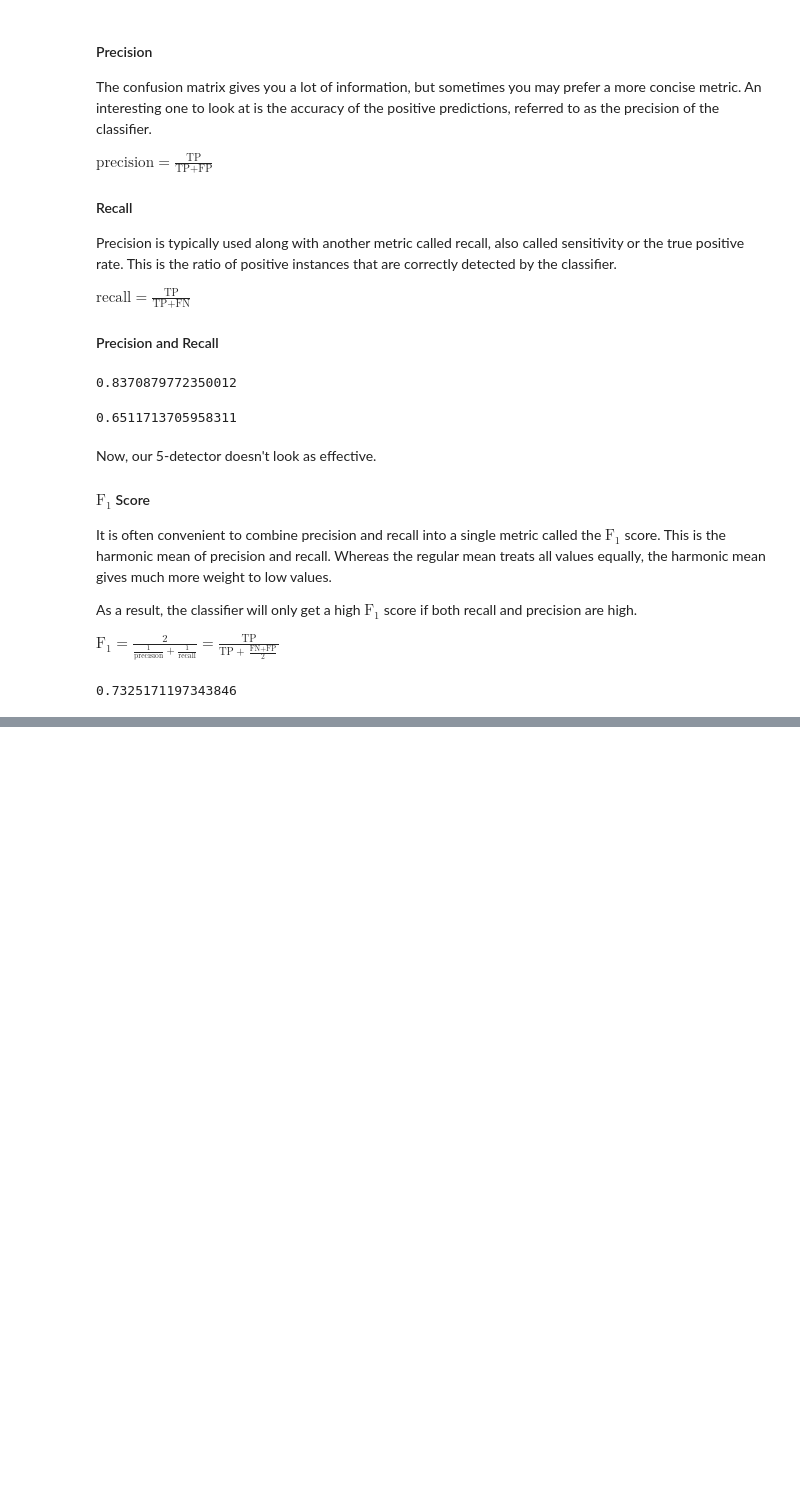
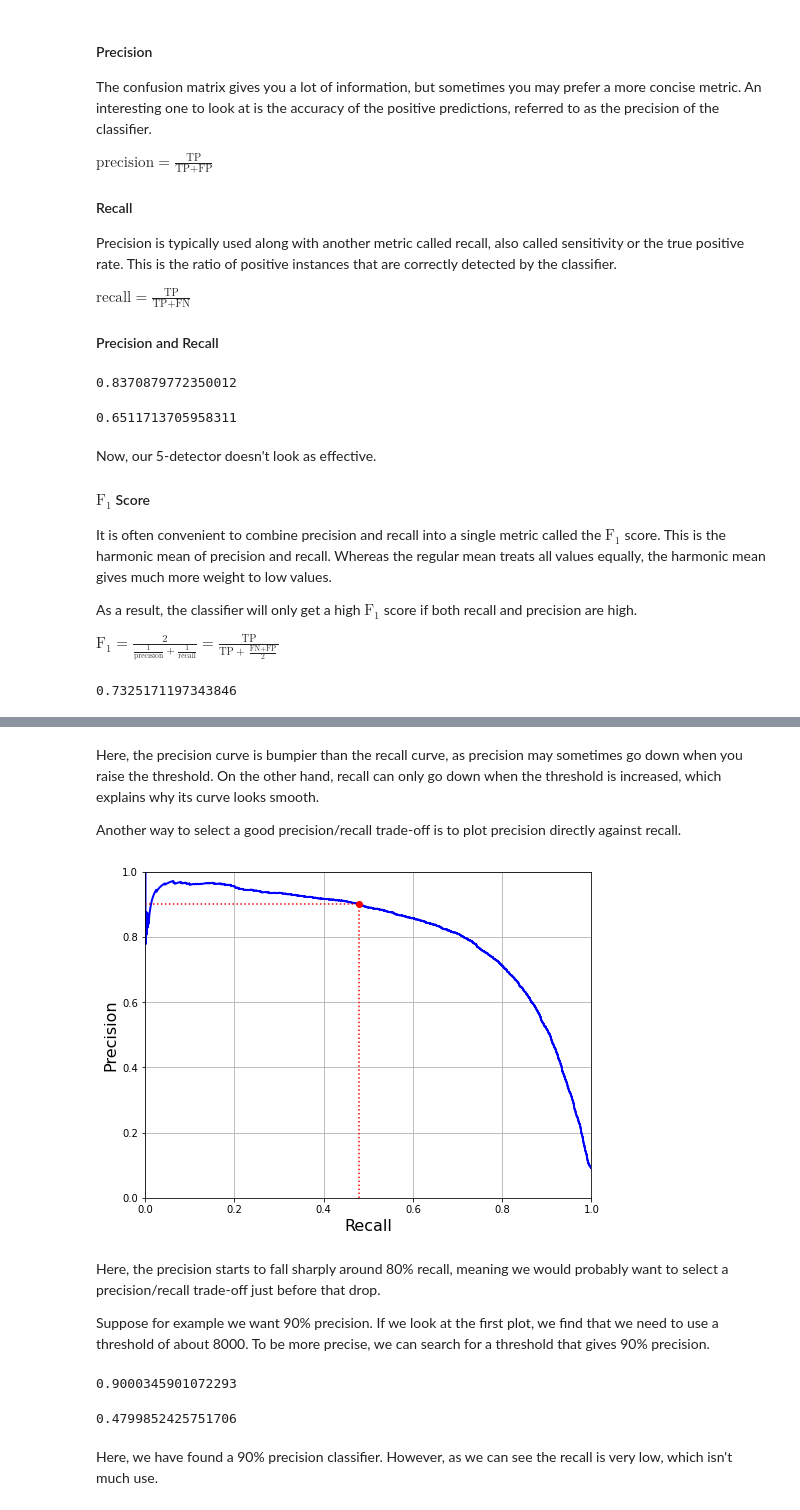
Before and after one commit to ljjtmm/mnist, a Jupyter notebook: mnist.ipynb, the cells around one changed output, grey strips where cells are left out. Saved outputs shown, nothing was run; the diff lists cells and outputs as text; code cells hidden in the pictures; blank space fills up the shorter version.

```diff
--- a/mnist.ipynb
+++ b/mnist.ipynb
@@ -242,0 +306,26 @@ f1_score(y_train_5, y_train_pred)
+# %% [markdown]
+<p>Here, the precision curve is bumpier than the recall curve, as precision may sometimes go down when you raise the threshold. On the other hand, recall can only go down when the threshold is increased, which explains why its curve looks smooth. </p>
+
+<p>Another way to select a good precision/recall trade-off is to plot precision directly against recall. </p>
+# %%
+
+def plot_precision_vs_recall(precisions, recalls):
+    plt.plot(recalls, precisions, "b-", linewidth=2)
+    plt.xlabel("Recall", fontsize=16)
+    plt.ylabel("Precision", fontsize=16)
+    plt.axis([0, 1, 0, 1])
+    plt.grid(True)
+
+plt.figure(figsize=(8, 6))
+plot_precision_vs_recall(precisions, recalls)
+plt.plot([recall_90_precision, recall_90_precision], [0., 0.9], "r:")
+plt.plot([0.0, recall_90_precision], [0.9, 0.9], "r:")
+plt.plot([recall_90_precision], [0.9], "ro")
+plt.savefig("precision_vs_recall_plot")
+plt.show()
+# %% [output]
+[figure, added]
+# %% [markdown]
+<p>Here, the precision starts to fall sharply around 80% recall, meaning we would probably want to select a precision/recall trade-off just before that drop. </p>
+
+<p>Suppose for example we want 90% precision. If we look at the first plot, we find that we need to use a threshold of about 8000. To be more precise, we can search for a threshold that gives 90% precision. </p>
@@ -242,0 +336,10 @@ f1_score(y_train_5, y_train_pred)
+# %%
+precision_score(y_train_5, y_train_pred_90)
+# %% [output]
+0.9000345901072293
+# %%
+recall_score(y_train_5, y_train_pred_90)
+# %% [output]
+0.4799852425751706
+# %% [markdown]
+<p>Here, we have found a 90% precision classifier. However, as we can see the recall is very low, which isn't much use. </p>
```
Also changed, not shown: parts of 10 cells of this notebook.
